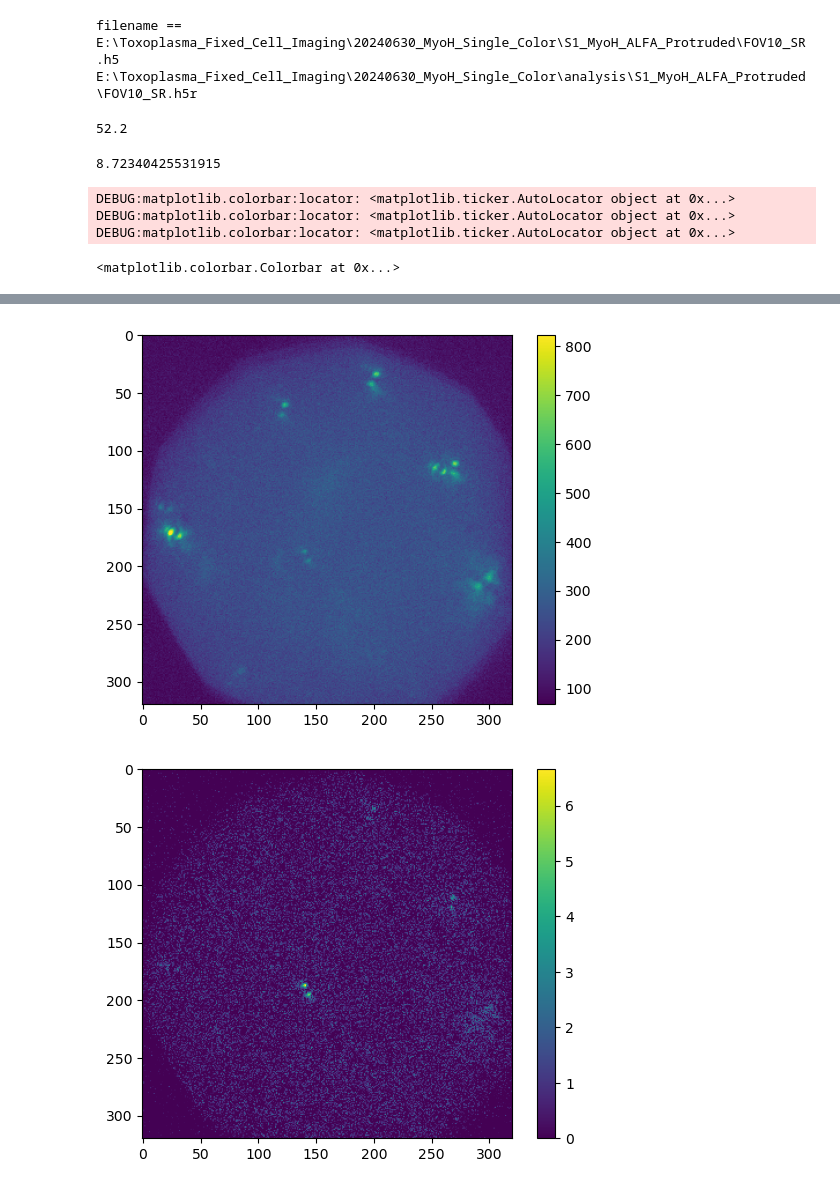
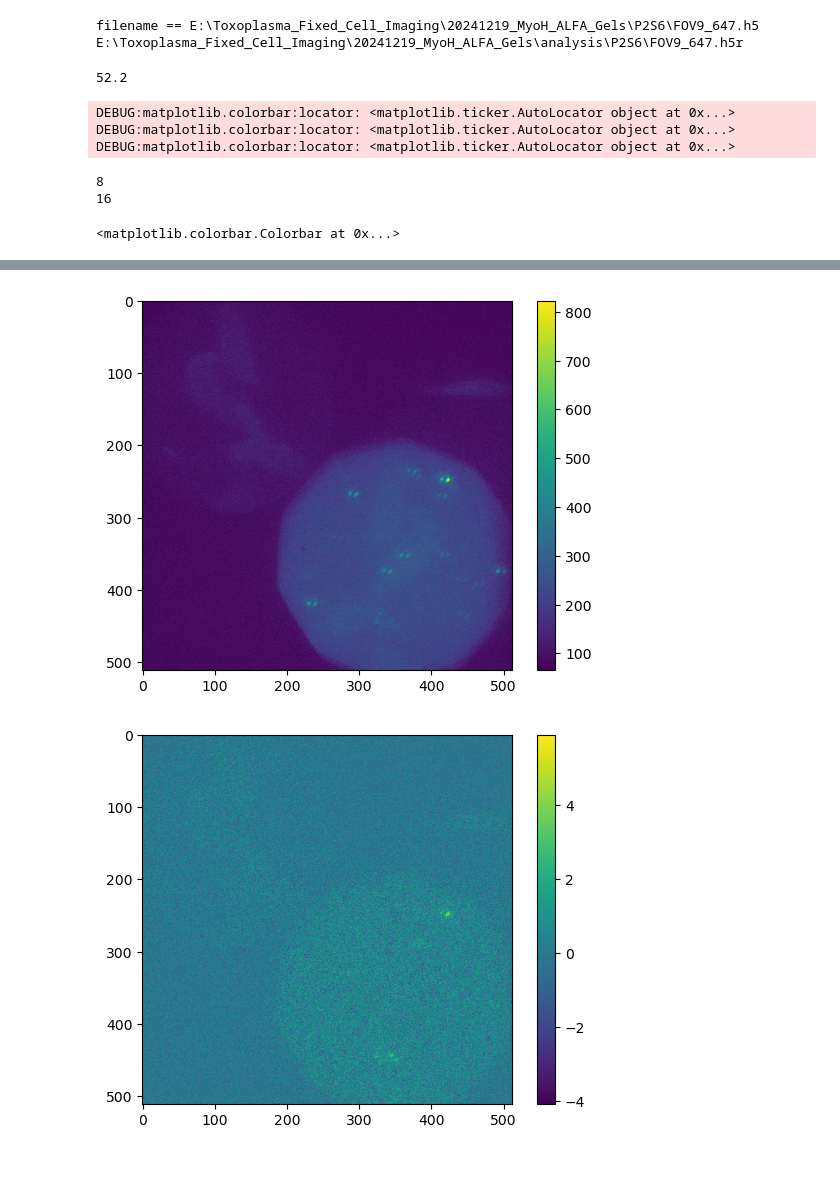
Before and after one commit to barentine/double_helix, a Jupyter notebook: testing_notebooks/DH_Detection_Testing.ipynb, the cells around one changed output, grey strips where cells are left out. Cells and saved outputs as stored; diff of their text form; code cells hidden in the pictures.

```diff
--- a/testing_notebooks/DH_Detection_Testing.ipynb
+++ b/testing_notebooks/DH_Detection_Testing.ipynb
@@ -9,23 +10,17 @@ import numpy as np
 import os
 from PYME.recipes.processing import BackgroundSubtractionMovingPercentile
 # %%
-im = ImageStack(filename = "E:/Toxoplasma_Fixed_Cell_Imaging/20240630_MyoH_Single_Color/S1_MyoH_ALFA_Protruded/FOV10_SR.h5", haveGUI=False)
+im = ImageStack(filename = "E:/Toxoplasma_Fixed_Cell_Imaging/20241219_MyoH_ALFA_Gels/P2S6/FOV9_647.h5", haveGUI=False)
 im.mdh['Camera.NoiseFactor'] = 1.4 # typical for EMCCD with gain > 10
 im.mdh['Camera.ElectronsPerCount'] = 12.9  # e-/ADU
 im.mdh['Camera.TrueEMGain'] = 272
 im.mdh['Camera.ADOffset'] = 110 # [ADU]
-im.mdh['voxelsize.x'] = 0.1175 # [um]
-im.mdh['voxelsize.y'] = 0.1175 # [um]
+im.mdh['voxelsize.x'] = 0.1224 # [um]
+im.mdh['voxelsize.y'] = 0.1224 # [um]
 im.mdh['Camera.ReadNoise']
 # %% [output]
-filename == E:\Toxoplasma_Fixed_Cell_Imaging\20240630_MyoH_Single_Color\S1_MyoH_ALFA_Protruded\FOV10_SR.h5
-E:\Toxoplasma_Fixed_Cell_Imaging\20240630_MyoH_Single_Color\analysis\S1_MyoH_ALFA_Protruded\FOV10_SR.h5r
+filename == E:\Toxoplasma_Fixed_Cell_Imaging\20241219_MyoH_ALFA_Gels\P2S6\FOV9_647.h5
+E:\Toxoplasma_Fixed_Cell_Imaging\20241219_MyoH_ALFA_Gels\analysis\P2S6\FOV9_647.h5r
 52.2
 # %%
 bg_sub = BackgroundSubtractionMovingPercentile().apply_simple(im)
-# %%
-lobe_sep = 1025  # [nm]
-lobe_sep_px = lobe_sep / im.mdh.voxelsize_nm.x
-print(lobe_sep_px)
-# %% [output]
-8.72340425531915
@@ -36,16 +27,16 @@ detector = Detector(roi_half_size=10, l_initial=1025, lobe_sigma_initial=190, fi
 # %%
 from PYME.localization.remFitBuf import fitTask
 
-frame_num = 1500
+frame_num = 11547
 
 test_frame = np.squeeze(im.data_xytc[:,:,frame_num,0])
 bg_subbed_frame = np.squeeze(bg_sub.data_xytc[:,:,frame_num,0])
 
-test_frame[test_frame<0] = 0
-bg_subbed_frame[bg_subbed_frame<0] = 0
+# test_frame[test_frame<0] = 0
+# bg_subbed_frame[bg_subbed_frame<0] = 0
 
 plt.figure()
-plt.imshow(test_frame)
+plt.imshow(bg_subbed_frame)
 plt.colorbar()
 
 
@@ -61,4 +52,6 @@ plt.colorbar()
 DEBUG:matplotlib.colorbar:locator: <matplotlib.ticker.AutoLocator object at 0x...>
 DEBUG:matplotlib.colorbar:locator: <matplotlib.ticker.AutoLocator object at 0x...>
 DEBUG:matplotlib.colorbar:locator: <matplotlib.ticker.AutoLocator object at 0x...>
-<matplotlib.colorbar.Colorbar at 0x...>
+8
+16
+<matplotlib.colorbar.Colorbar at 0x...>
@@ -66,5 +59,5 @@ DEBUG:matplotlib.colorbar:locator: <matplotlib.ticker.AutoLocator object at 0x..
-[figure, old version]
+[figure, new version]
-[figure, old version]
+[figure, new version]
 # %%
 
 # plt.figure()
```
Also changed, not shown: parts of 8 cells of this notebook, 9 other files.
